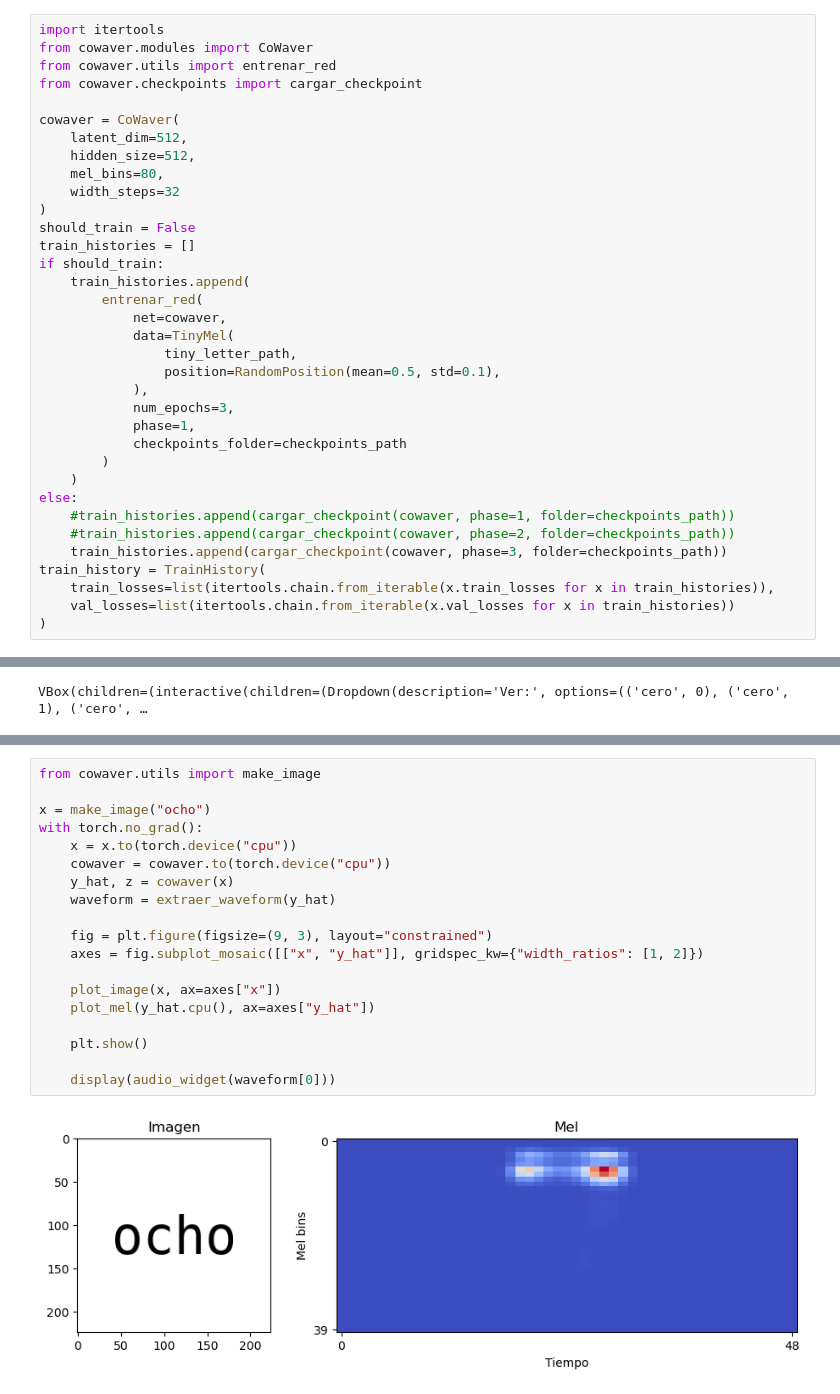
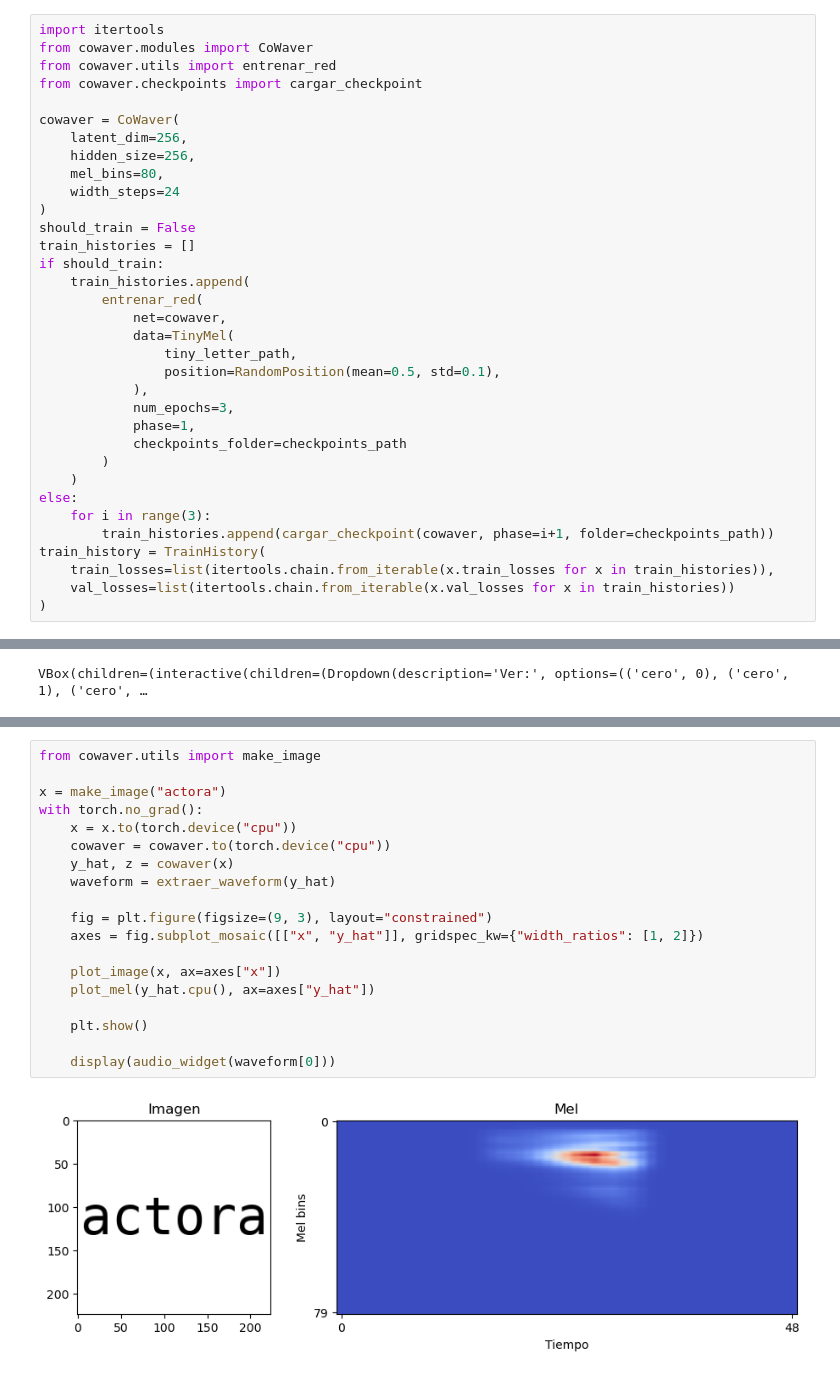
Before and after one commit to martindsq/from-speech, a Jupyter notebook: notebooks/cowaver.ipynb, the cells around one changed output, grey strips where cells are left out. Cells and saved outputs as stored; diff of their text form.

```diff
--- a/notebooks/cowaver.ipynb
+++ b/notebooks/cowaver.ipynb
@@ -320,10 +321,10 @@ from cowaver.utils import entrenar_red
 from cowaver.checkpoints import cargar_checkpoint
 
 cowaver = CoWaver(
-    latent_dim=512,
-    hidden_size=512,
+    latent_dim=256,
+    hidden_size=256,
     mel_bins=80,
-    width_steps=32
+    width_steps=24
 )
 should_train = False
 train_histories = []
@@ -341,9 +342,8 @@ if should_train:
         )
     )
 else:
-    #train_histories.append(cargar_checkpoint(cowaver, phase=1, folder=checkpoints_path))
-    #train_histories.append(cargar_checkpoint(cowaver, phase=2, folder=checkpoints_path))
-    train_histories.append(cargar_checkpoint(cowaver, phase=3, folder=checkpoints_path))
+    for i in range(3):
+        train_histories.append(cargar_checkpoint(cowaver, phase=i+1, folder=checkpoints_path))
 train_history = TrainHistory(
     train_losses=list(itertools.chain.from_iterable(x.train_losses for x in train_histories)),
     val_losses=list(itertools.chain.from_iterable(x.val_losses for x in train_histories))
@@ -428,24 +428,24 @@ plot_test_results(test_results)
 # %%
 from cowaver.utils import make_image
 
-x = make_image("ocho")
+x = make_image("actora")
 with torch.no_grad():
     x = x.to(torch.device("cpu"))
     cowaver = cowaver.to(torch.device("cpu"))
     y_hat, z = cowaver(x)
     waveform = extraer_waveform(y_hat)
 
     fig = plt.figure(figsize=(9, 3), layout="constrained")
     axes = fig.subplot_mosaic([["x", "y_hat"]], gridspec_kw={"width_ratios": [1, 2]})
 
     plot_image(x, ax=axes["x"])
     plot_mel(y_hat.cpu(), ax=axes["y_hat"])
 
     plt.show()
 
     display(audio_widget(waveform[0]))
 # %% [output]
-[figure, old version]
+[figure, new version]
 Audio(value=b'RIFF\x88\xf5\x00\x00WAVEfmt \x10\x00\x00\x00\x03\x00\x01\x00\x80>\x00\x00\x00\xfa\x00\x00\x04\x0…
 # %%
 from cowaver.utils import make_image, pca
```
Also changed, not shown: parts of 13 cells of this notebook, 2 other files.
